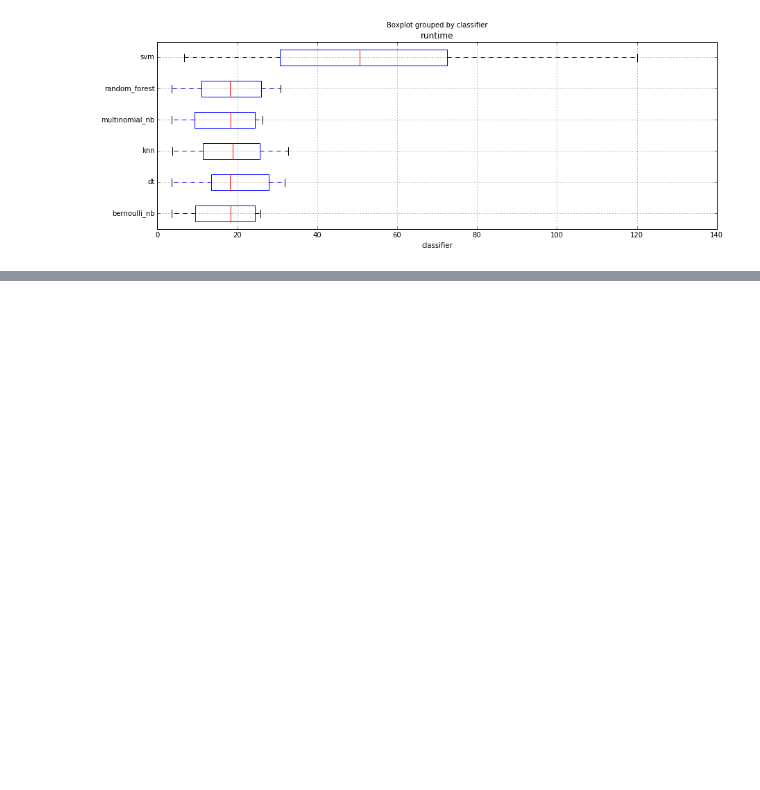
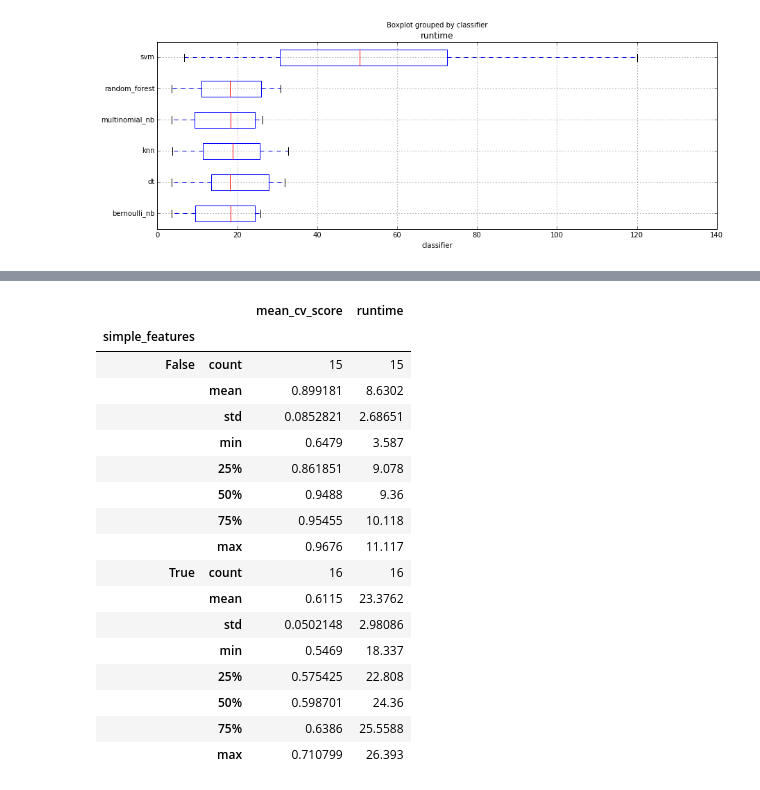
Before and after one commit to LautaroPetaccio/AA-TP, a Jupyter notebook: sanidad.ipynb, the cells around one changed output, grey strips where cells are left out. Cells and saved outputs as stored; diff of their text form; code cells hidden in the pictures; blank space fills up the shorter version.

```diff
--- a/sanidad.ipynb
+++ b/sanidad.ipynb
@@ -82,0 +114,21 @@ summary_df.boxplot(column=['runtime'], by='classifier', vert=False)
+# %%
+summary_df[summary_df['classifier'] == 'multinomial_nb'].groupby('simple_features').describe()
+# %% [output]
+|  |  | mean_cv_score | runtime |
+| simple_features |  |  |  |
+| False | count | 15 | 15 |
+|  | mean | 0.899181 | 8.6302 |
+|  | std | 0.0852821 | 2.68651 |
+|  | min | 0.6479 | 3.587 |
+|  | 25% | 0.861851 | 9.078 |
+|  | 50% | 0.9488 | 9.36 |
+|  | 75% | 0.95455 | 10.118 |
+|  | max | 0.9676 | 11.117 |
+| True | count | 16 | 16 |
+|  | mean | 0.6115 | 23.3762 |
+|  | std | 0.0502148 | 2.98086 |
+|  | min | 0.5469 | 18.337 |
+|  | 25% | 0.575425 | 22.808 |
+|  | 50% | 0.598701 | 24.36 |
+|  | 75% | 0.6386 | 25.5588 |
+|  | max | 0.710799 | 26.393 |
```
Also changed, not shown: parts of 11 cells of this notebook, 8 other files.
